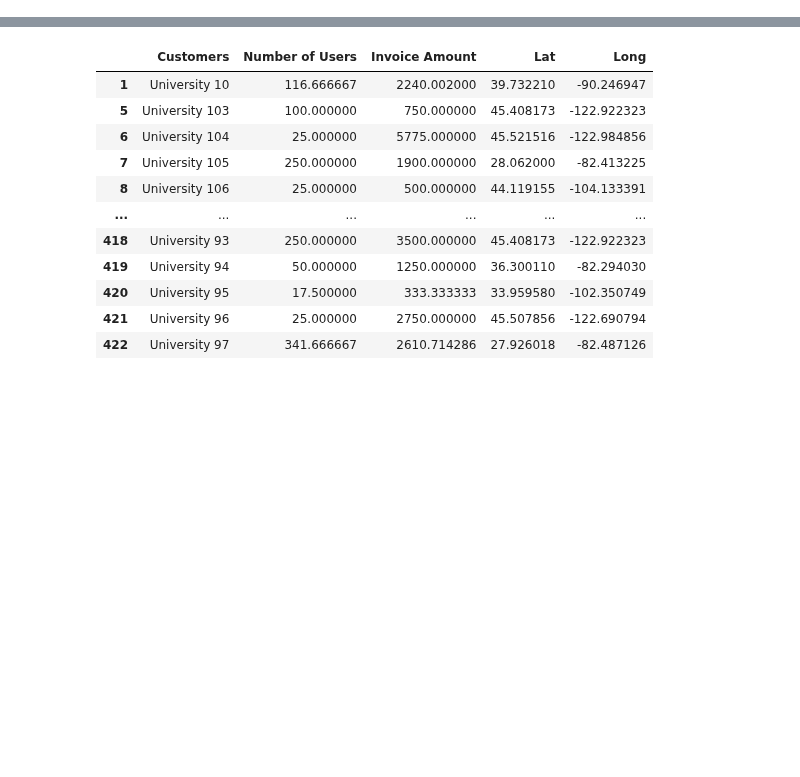
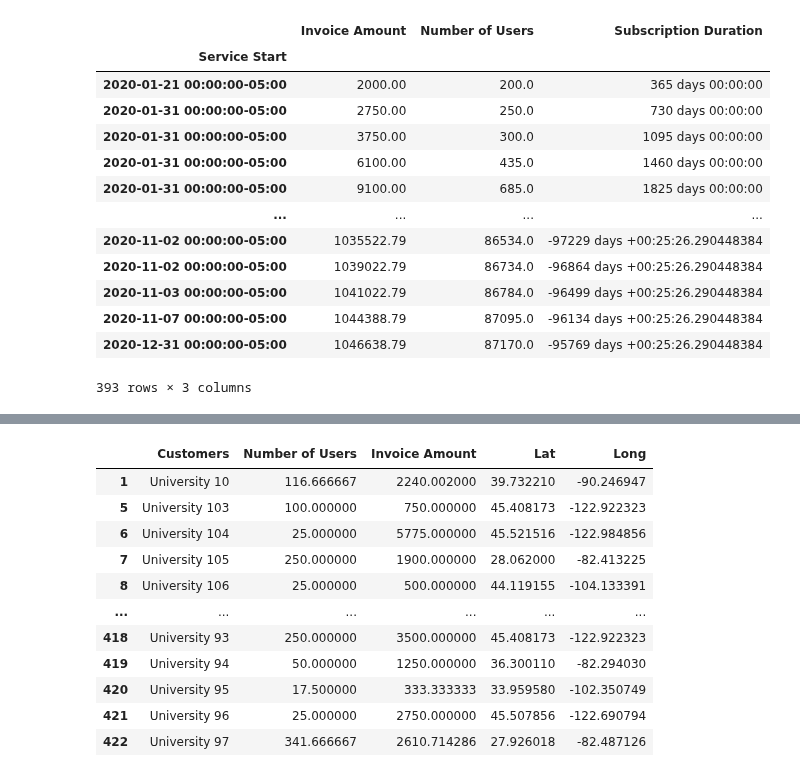
Before and after one commit to dd2-GWFinTech-Projects/Project1_ProductMarketingAnalysis, a Jupyter notebook: 02_Processing/04_CustomerAndMarketAnalysis.ipynb, the cells around one changed output, grey strips where cells are left out. Saved outputs shown, nothing was run; the diff lists cells and outputs as text; code cells hidden in the pictures; blank space fills up the shorter version.

```diff
--- a/02_Processing/04_CustomerAndMarketAnalysis.ipynb
+++ b/02_Processing/04_CustomerAndMarketAnalysis.ipynb
@@ -54,3 +54,15 @@ atlas2.head()
 | University 3 | 100.0 | 2015-06-23 00:00:00-04:00 | AJ502 | 3500.0 | 1 Year | 4700-0-00-00000-17-0000 | 150 University Blvd, Morehead, KY... | ... |
 | University 4 | NaN | 2015-06-26 00:00:00-04:00 | AJ503 | 6500.0 | 1 Year | 4700-0-00-00000-32-0000 | 44 Pierrepont Ave, Potsdam, NY 13676 | ... |
 | University 5 | NaN | 2015-10-07 00:00:00-04:00 | AJ504 | 750.0 | 1 Year | 4700-0-00-00000-20-0000 | 47645 College Dr, St Marys City, ... | ... |
+# %%
+atlas2_ymq = tool_data_processing.extract_and_append_year_month_quarter(atlas2, "Service Start")
+atlas2_ymq.reset_index(inplace=True)
+atlas2_ymq.sort_values(by="Service Start", ascending=True, inplace=True)
+
+atlas2_ymq.set_index("Service Start", inplace=True)
+
+total_invoices_per_year = atlas2_ymq.groupby('Year').sum().reset_index()
+mean_invoices_per_year = atlas2_ymq.groupby('Year').mean().reset_index()
+number_of_invoices_per_year = atlas2_ymq.groupby('Year').count().reset_index()
+
+# total_invoices_per_year[total_invoices_per_year["Year"] == 2020]
@@ -56,0 +79,19 @@ atlas2.head()
+# %%
+atlas2_ymq_filtered = atlas2_ymq[atlas2_ymq["Year"] == 2020]
+atlas2_ymq_filtered_cumsum = atlas2_ymq_filtered.loc[:, ["Invoice Amount", "Number of Users", "Subscription Duration"]].cumsum(axis=0)
+atlas2_ymq_filtered_cumsum
+# %% [output]
+|  | Invoice Amount | Number of Users | Subscription Duration |
+| Service Start |  |  |  |
+| 2020-01-21 00:00:00-05:00 | 2000.00 | 200.0 | 365 days 00:00:00 |
+| 2020-01-31 00:00:00-05:00 | 2750.00 | 250.0 | 730 days 00:00:00 |
+| 2020-01-31 00:00:00-05:00 | 3750.00 | 300.0 | 1095 days 00:00:00 |
+| 2020-01-31 00:00:00-05:00 | 6100.00 | 435.0 | 1460 days 00:00:00 |
+| 2020-01-31 00:00:00-05:00 | 9100.00 | 685.0 | 1825 days 00:00:00 |
+| ... | ... | ... | ... |
+| 2020-11-02 00:00:00-05:00 | 1035522.79 | 86534.0 | -97229 days +00:25:26.290448384 |
+| 2020-11-02 00:00:00-05:00 | 1039022.79 | 86734.0 | -96864 days +00:25:26.290448384 |
+| 2020-11-03 00:00:00-05:00 | 1041022.79 | 86784.0 | -96499 days +00:25:26.290448384 |
+| 2020-11-07 00:00:00-05:00 | 1044388.79 | 87095.0 | -96134 days +00:25:26.290448384 |
+| 2020-12-31 00:00:00-05:00 | 1046638.79 | 87170.0 | -95769 days +00:25:26.290448384 |
+393 rows × 3 columns
```
Also changed, not shown: parts of 2 cells of this notebook.
